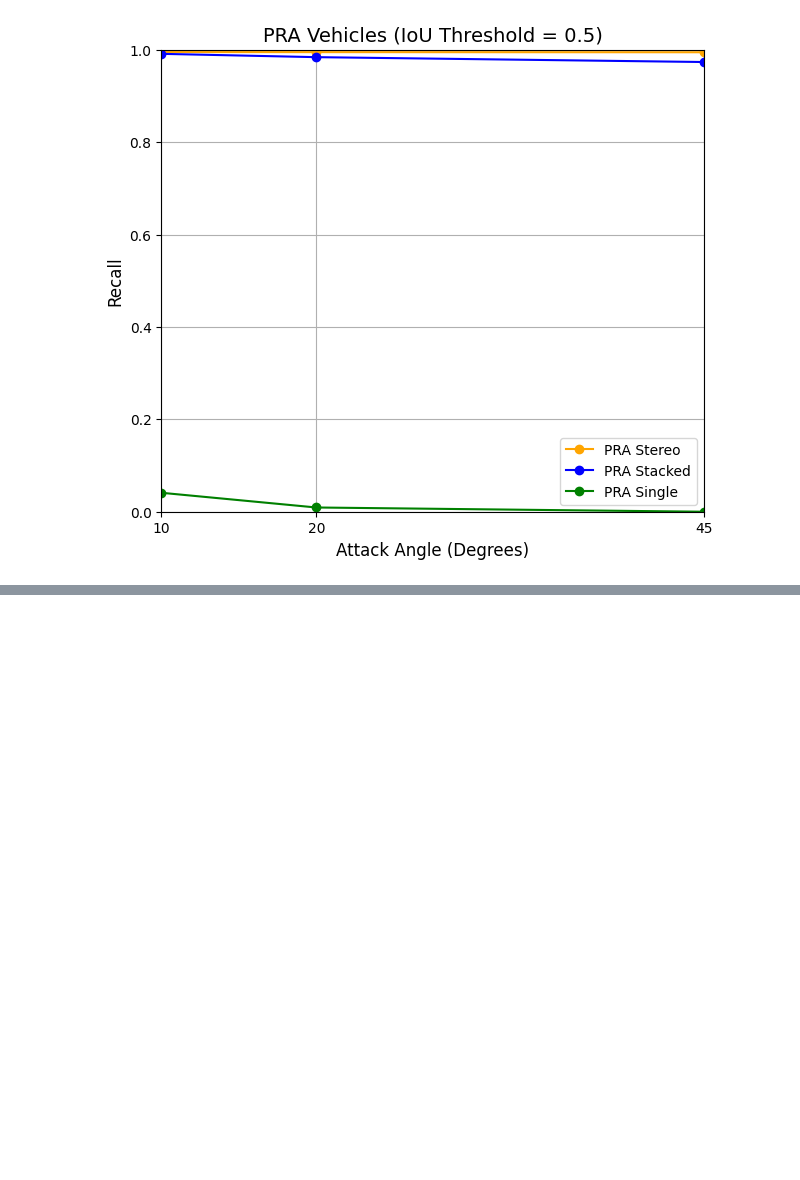
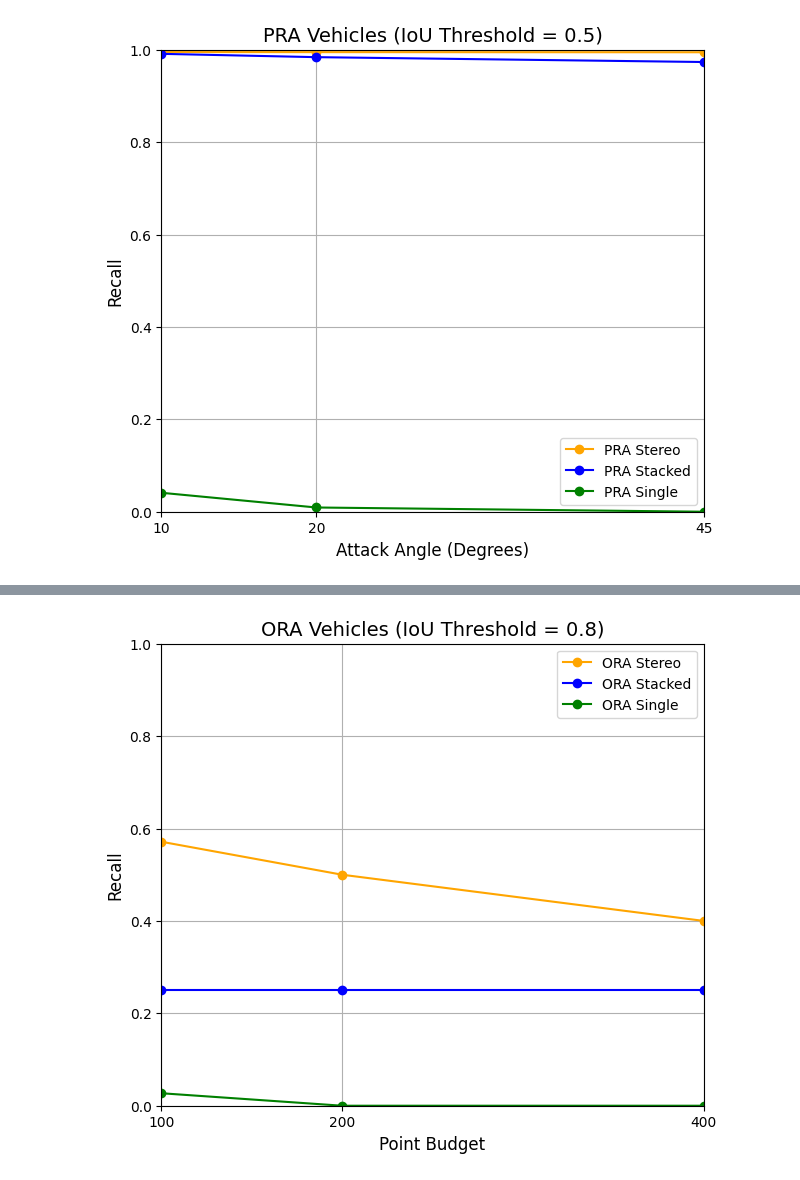
Before and after one commit to WilliamFlinchbaugh/bag_perception_benchmark, a Jupyter notebook: bag_perception_benchmark/figures.ipynb, the cells around one changed output, grey strips where cells are left out. Saved outputs shown, nothing was run; the diff lists cells and outputs as text; code cells hidden in the pictures; blank space fills up the shorter version.

```diff
--- a/bag_perception_benchmark/figures.ipynb
+++ b/bag_perception_benchmark/figures.ipynb
@@ -507,0 +546,38 @@ plt.show()
+# %%
+# same for vehicles
+iou_threshold = 0.8
+
+df_veh_ora_stereo = df[(df["ORA"]) & (df["attacking_vehicles"]) & (df["cam_config"] == "stereo") & (df["class"] == "CAR") & (df["iou_threshold"] == iou_threshold)]
+df_veh_ora_stereo = df_veh_ora_stereo.groupby("point_budget")
+veh_ora_stereo_confusion = df_veh_ora_stereo[["tp", "fp", "fn"]].sum()
+recall_veh_stereo = calc_recall_precision(veh_ora_stereo_confusion)["recall"]
+
+df_veh_ora_stacked = df[(df["ORA"]) & (df["attacking_vehicles"]) & (df["cam_config"] == "stacked") & (df["class"] == "CAR") & (df["iou_threshold"] == iou_threshold)]
+df_veh_ora_stacked = df_veh_ora_stacked.groupby("point_budget")
+veh_ora_stacked_confusion = df_veh_ora_stacked[["tp", "fp", "fn"]].sum()
+recall_veh_stacked = calc_recall_precision(veh_ora_stacked_confusion)["recall"]
+
+df_veh_ora_single = df[(df["ORA"]) & (df["attacking_vehicles"]) & (df["cam_config"] == "single") & (df["class"] == "CAR") & (df["iou_threshold"] == iou_threshold)]
+df_veh_ora_single = df_veh_ora_single.groupby("point_budget")
+veh_ora_single_confusion = df_veh_ora_single[["tp", "fp", "fn"]].sum()
+recall_veh_single = calc_recall_precision(veh_ora_single_confusion)["recall"]
+
+# plot
+fig, axs = plt.subplots(1, 1, figsize=(7, 6))
+
+axs.plot(recall_veh_stereo, label="ORA Stereo", color="orange", marker="o")
+axs.plot(recall_veh_stacked, label="ORA Stacked", color="blue", marker="o")
+axs.plot(recall_veh_single, label="ORA Single", color="green", marker="o")
+axs.set_xticks([100, 200, 400])
+axs.set_yticks(np.arange(0, 1.1, 0.2))
+axs.set_ylim(0, 1)
+axs.set_xlim(100, 400)
+axs.grid()
+axs.set_xlabel("Point Budget", fontsize=12)
+axs.set_ylabel("Recall", fontsize=12)
+axs.set_title(f"ORA Vehicles (IoU Threshold = {iou_threshold})", fontsize=14)
+axs.legend()
+
+plt.show()
+# %% [output]
+[figure, added]
```
Also changed, not shown: parts of 1 cell of this notebook.
